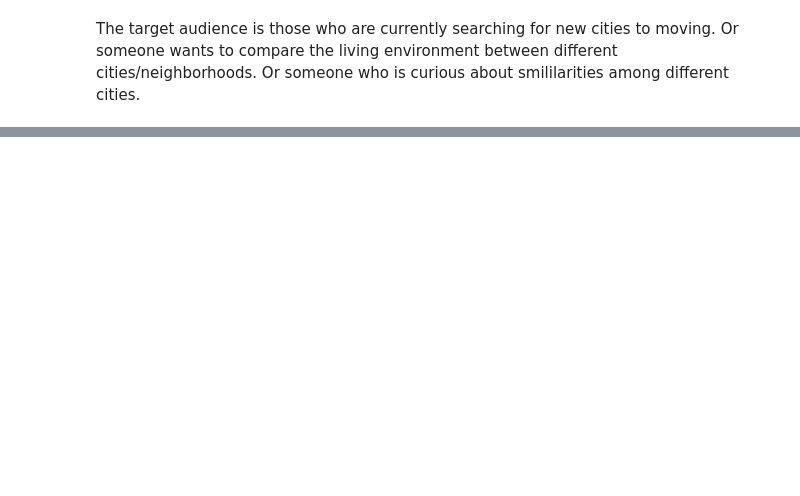
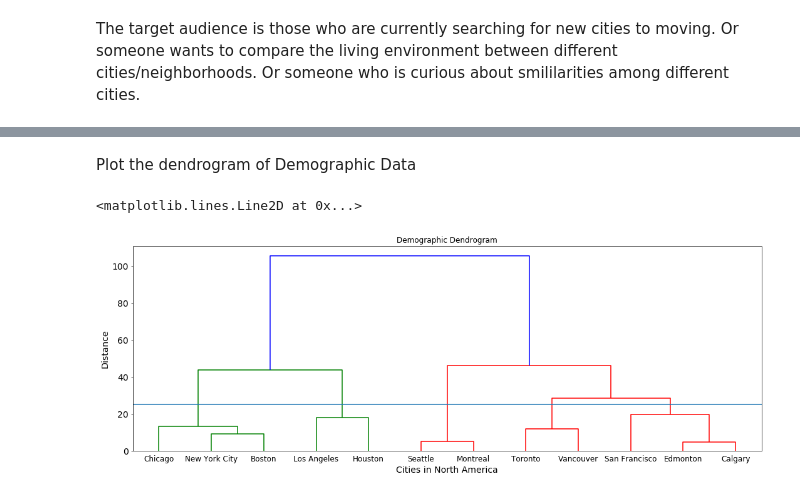
Before and after one commit to CrazyAlvaro/Course-Study, a Jupyter notebook: DataScience/AppliedDataScience/AppliedDataScienceCapstone/NorthAmericaCities.ipynb, the cells around one changed output, grey strips where cells are left out. Drawn from its saved outputs; the diff is of its cells as text; code cells hidden in the pictures; blank space fills up the shorter version.

```diff
--- a/DataScience/AppliedDataScience/AppliedDataScienceCapstone/NorthAmericaCities.ipynb
+++ b/DataScience/AppliedDataScience/AppliedDataScienceCapstone/NorthAmericaCities.ipynb
@@ -132,0 +292,4 @@ Name: Year, dtype: object
+# %%
+df_demographic = pd.read_csv('./data/demographic.csv', index_col=0)
+print(df_demographic.shape)
+df_demographic
@@ -132,0 +705,16 @@ Name: Year, dtype: object
+# %% [markdown]
+Plot the dendrogram of Demographic Data
+# %%
+plt.figure(figsize=(18,6))
+demographic_dendrogram = hierarchy.dendrogram(
+    hierarchy.linkage(df_demographic, method="ward"),
+    labels=df_demographic.index
+)
+
+plt.title("Demographic Dendrogram")
+plt.xlabel("Cities in North America")
+plt.ylabel("Distance")
+plt.axhline(y=25) # Add a line to show which distance
+# %% [output]
+<matplotlib.lines.Line2D at 0x...>
+[figure, added]
```
Also changed, not shown: parts of 78 cells of this notebook, 12 other files.
